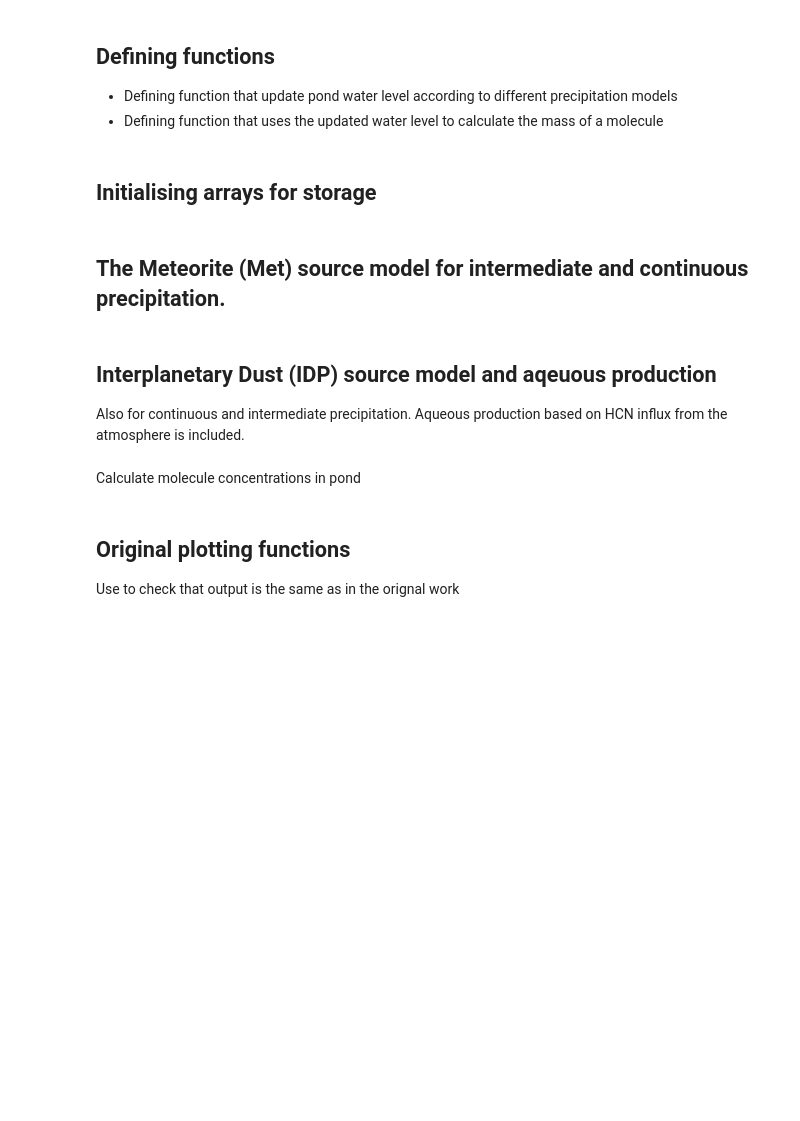
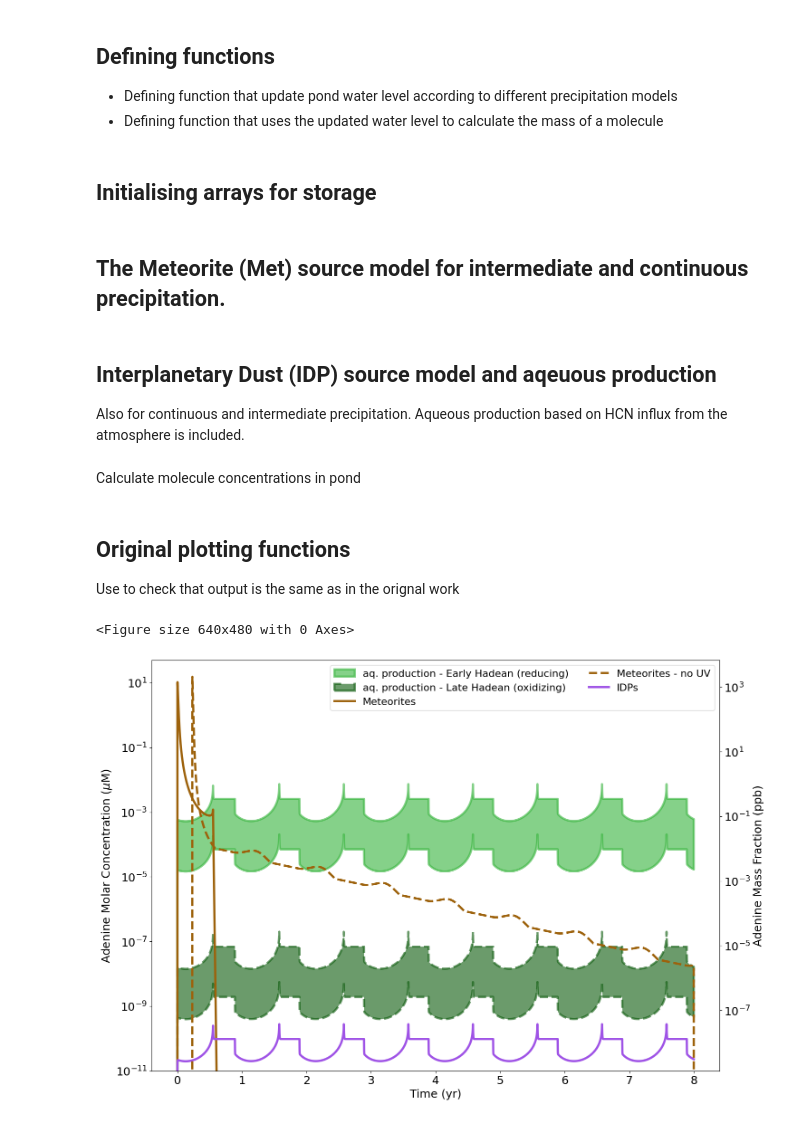
Before and after one commit to vik-ell/P3_Project, a Jupyter notebook: wet_dry_cycles_edited.ipynb, the cells around one changed output. Drawn from its saved outputs; the diff is of its cells as text; code cells hidden in the pictures; blank space fills up the shorter version.

Commit message:
add exp yields from HCN, plots any molecule now!

```diff
--- a/wet_dry_cycles_edited.ipynb
+++ b/wet_dry_cycles_edited.ipynb
@@ -331,68 +331,74 @@ for n in range(nt - 1):
 # %% [markdown]
 ## Original plotting functions
 Use to check that output is the same as in the orignal work
+# %%
+# Plot molecule:
+molec = 'Adenine'
 # %%
-# Reassign concentration arrays for Adenine
-C_IDN_IDP           = results['IDN_IDP']['Adenine']['concentration']
-C_COL_IDP           = results['COL_IDP_red']['Adenine']['concentration']
-C_IDN_Met           = results['IDN_Met']['Adenine']['concentration']
-C_COL_Met           = results['COL_Met']['Adenine']['concentration']
-C_IDN_Adenine_red   = results['IDN_IDP_red']['Adenine']['concentration']
-C_COL_Adenine_red   = results['COL_IDP_red']['Adenine']['concentration']
-C_IDN_Adenine_ox    = results['IDN_IDP_ox']['Adenine']['concentration']
+# Reassign concentration arrays for molec
+C_IDN_IDP           = results['IDN_IDP'][molec]['concentration']
+C_COL_IDP           = results['COL_IDP_red'][molec]['concentration']
+C_IDN_Met           = results['IDN_Met'][molec]['concentration']
+C_COL_Met           = results['COL_Met'][molec]['concentration']
+C_IDN_red   = results['IDN_IDP_red'][molec]['concentration']
+C_COL_red   = results['COL_IDP_red'][molec]['concentration']
+C_IDN_ox    = results['IDN_IDP_ox'][molec]['concentration']
+exp_upper       = molecules[molec]['yield_hi']
+exp_lower       = molecules[molec]['yield_lo']
 
+mu_molec = molecules[molec]['mu']
 
-mu_Adenine = molecules['Adenine']['mu']
-# print(mu_Adenine)
 #Conversion from molar to mass mixing ratios
 def molar2mass(x):
-    return x * 1.e3 * mu_Adenine
+    return x * 1.e3 * mu_molec
 
 def mass2molar(x):
-    return x / 1.e3 / mu_Adenine
+    return x / 1.e3 / mu_molec
 # %%
-
 plt.clf()
 
 f, ax1 = plt.subplots(1, 1, figsize=(15,10))
 
-p1 = ax1.fill_between(t, C_IDN_Adenine_red*Adenine_lower*1e6/mu_Adenine, C_IDN_Adenine_red*Adenine_upper*1e6/mu_Adenine, linestyle='-', color='#34b33a', lw=3.5, label=r'$\it{in}$ $\it{situ}$ Production - Early Hadean (reducing)', alpha=.60)
+p1 = ax1.fill_between(t, C_IDN_red*exp_lower*1e6/mu_molec, C_IDN_red*exp_upper*1e6/mu_molec, linestyle='-', color='#34b33a', lw=3.5, label=r'$\it{in}$ $\it{situ}$ Production - Early Hadean (reducing)', alpha=.60)
 
-p2, = ax1.plot(t, C_IDN_Met*1e6/mu_Adenine, linestyle='-', color='#9d620c', lw=3.5, label='Meteorites - Intermediate Env.')
+p2, = ax1.plot(t, C_IDN_Met*1e6/mu_molec, linestyle='-', color='#9d620c', lw=3.5, label='Meteorites - Intermediate Env.')
 
-p3, = ax1.plot(t, C_IDN_IDP*1e6/mu_Adenine, linestyle='-', color='#9f53e6', lw=3.5, label='IDPs - Intermediate Env.')
+p3, = ax1.plot(t, C_IDN_IDP*1e6/mu_molec, linestyle='-', color='#9f53e6', lw=3.5, label='IDPs - Intermediate Env.')
 
-p4 = ax1.fill_between(t, C_IDN_Adenine_ox*Adenine_lower*1e6/mu_Adenine, C_IDN_Adenine_ox*Adenine_upper*1e6/mu_Adenine, linestyle='--', color='#095909', lw=3.5, label=r'$\it{in}$ $\it{situ}$ Production - Late Hadean (oxidizing)', alpha=.60)
+p4 = ax1.fill_between(t, C_IDN_ox*exp_lower*1e6/mu_molec, C_IDN_ox*exp_upper*1e6/mu_molec, linestyle='--', color='#095909', lw=3.5, label=r'$\it{in}$ $\it{situ}$ Production - Late Hadean (oxidizing)', alpha=.60)
 
-p5, = ax1.plot(t, C_COL_Met*1e6/mu_Adenine, linestyle='--', color='#9d620c', lw=3.5, label='Meteorites - Wet Env.')
+p5, = ax1.plot(t, C_COL_Met*1e6/mu_molec, linestyle='--', color='#9d620c', lw=3.5, label='Meteorites - Wet Env.')
 secax = ax1.secondary_yaxis('right', functions=(molar2mass, mass2molar))
 
-secax.set_ylabel("Adenine Mass Fraction (ppb)",fontsize=18)
+secax.set_ylabel(f"{molec} Mass Fraction (ppb)",fontsize=18)
 #secax.set_yticklabels([1e-7,1e-5,1e-3,1e-1,1e1,1e3],fontsize=18)
 
 ax1.set_ylim(1e-11,50.)
 
 # added labels to points in the curve
 # ax1.text(0.222, 0.742, "1", ha="center", size=14, transform=ax1.transAxes, bbox=dict(boxstyle="circle", fc="w", ec="k"))
 # ax1.text(0.247, 0.702, "2", ha="center", size=14, transform=ax1.transAxes, bbox=dict(boxstyle="circle", fc="w", ec="k"))
 # ax1.text(0.288, 0.647, "3", ha="center", size=14, transform=ax1.transAxes, bbox=dict(boxstyle="circle", fc="w", ec="k"))
 
 ax1.legend([p1,p4,p2,p5,p3], [r'aq. production - Early Hadean (reducing)', r'aq. production - Late Hadean (oxidizing)','Meteorites', 'Meteorites - no UV', 'IDPs',r'Organic Hazes (Early Hadean, 0.5% CH$_4$)'], loc=1,ncol=2, fontsize=16)
 ax1.set_yscale('log')
 
 # for tick in ax1.yaxis.get_major_ticks()[::2]:
    # tick.set_visible(False)
 ax1.set_xlabel('Time (yr)', fontsize=18)
-ax1.set_ylabel('Adenine Molar Concentration ($\mu$M)', fontsize=18)
+ax1.set_ylabel(f'{molec} Molar Concentration ($\mu$M)', fontsize=18)
 for tick in ax1.xaxis.get_major_ticks():
     tick.label1.set_fontsize(18)
 for tick in ax1.yaxis.get_major_ticks():
     tick.label1.set_fontsize(18)
 
 secax.tick_params(axis='both',labelsize=18)
 
 ax1.text(-1.25, 1.7e1,'', fontsize=30, weight='bold', color='black')
 
 
 plt.tight_layout()
-plt.savefig('Adenine_only_no_haze.png',dpi=300)
+plt.savefig(f'{molec}_only_no_haze.png',dpi=300)
+# %% [output]
+<Figure size 640x480 with 0 Axes>
+[figure, added]
```
Also changed, not shown: parts of 1 cell of this notebook, 3 other files.
